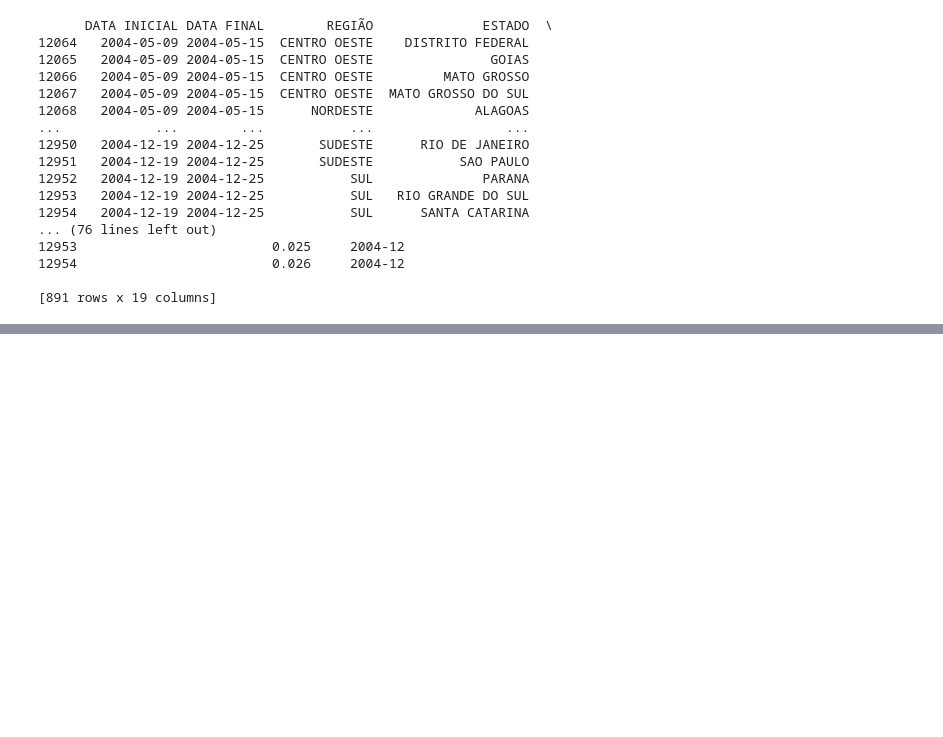
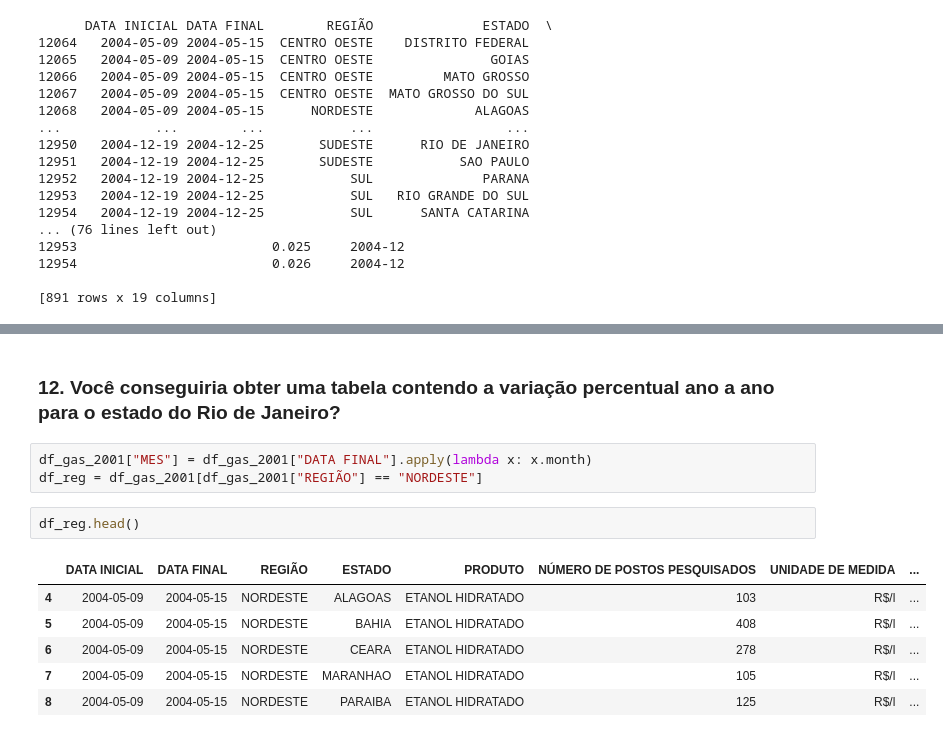
Before and after one commit to ludiemert/Analyzing_Data_Pandas_SQL, a Jupyter notebook: 4_Projectos/1_Prices_Gas/1_Price_Gas.ipynb, the cells around one changed output, grey strips where cells are left out. Saved outputs shown, nothing was run; the diff lists cells and outputs as text; blank space fills up the shorter version.

```diff
--- a/4_Projectos/1_Prices_Gas/1_Price_Gas.ipynb
+++ b/4_Projectos/1_Prices_Gas/1_Price_Gas.ipynb
@@ -496,0 +526,14 @@ np.float64(2.212404040404041)
+# %% [markdown]
+### 12. Você conseguiria obter uma tabela contendo a variação percentual ano a ano para o estado do Rio de Janeiro?
+# %%
+df_gas_2001["MES"] = df_gas_2001["DATA FINAL"].apply(lambda x: x.month)
+df_reg = df_gas_2001[df_gas_2001["REGIÃO"] == "NORDESTE"]
+# %%
+df_reg.head()
+# %% [output]
+|  | DATA INICIAL | DATA FINAL | REGIÃO | ESTADO | PRODUTO | NÚMERO DE POSTOS PESQUISADOS | UNIDADE DE MEDIDA | ... |
+| 4 | 2004-05-09 | 2004-05-15 | NORDESTE | ALAGOAS | ETANOL HIDRATADO | 103 | R$/l | ... |
+| 5 | 2004-05-09 | 2004-05-15 | NORDESTE | BAHIA | ETANOL HIDRATADO | 408 | R$/l | ... |
+| 6 | 2004-05-09 | 2004-05-15 | NORDESTE | CEARA | ETANOL HIDRATADO | 278 | R$/l | ... |
+| 7 | 2004-05-09 | 2004-05-15 | NORDESTE | MARANHAO | ETANOL HIDRATADO | 105 | R$/l | ... |
+| 8 | 2004-05-09 | 2004-05-15 | NORDESTE | PARAIBA | ETANOL HIDRATADO | 125 | R$/l | ... |
```
Also changed, not shown: parts of 11 cells of this notebook, 2 other files.
